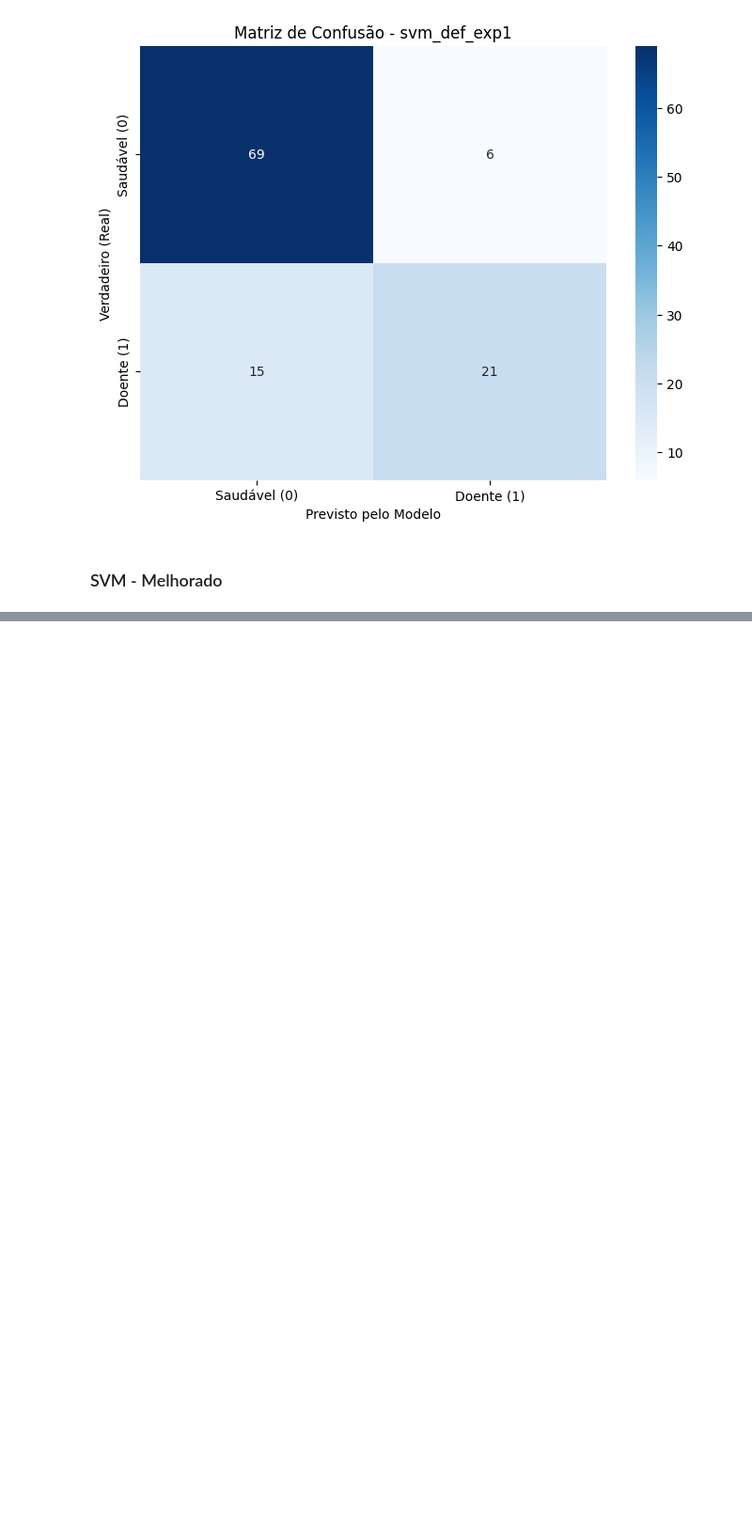
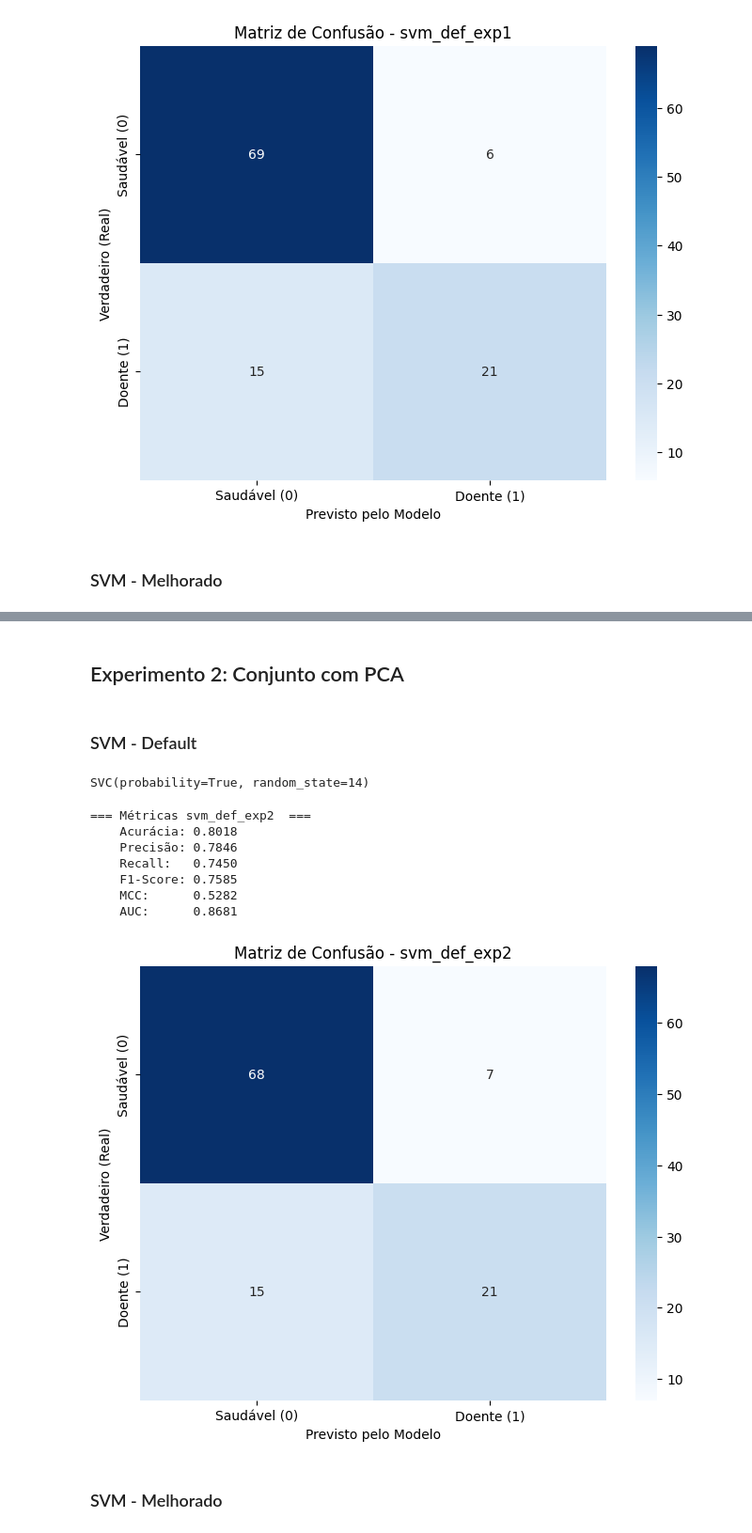
Before and after one commit to RenanCatini/cbc_covid19, a Jupyter notebook: notebooks/05_svm.ipynb, the cells around one changed output, grey strips where cells are left out. Shown at 94% size. Drawn from its saved outputs; the diff is of its cells as text; code cells hidden in the pictures; blank space fills up the shorter version.

```diff
--- a/notebooks/05_svm.ipynb
+++ b/notebooks/05_svm.ipynb
@@ -123 +119,35 @@ save_results(y_pred_otz_exp1, y_prob_otz_exp1, 'svm_otz_exp1', caminho)
 [figure]
+# %% [markdown]
+## Experimento 2: Conjunto com PCA
+# %%
+X_test_exp2 = pd.read_csv(caminho + 'database/processed/splitted/X_test_pca.csv')
+X_train_exp2 = pd.read_csv(caminho + 'database/processed/splitted/X_train_pca.csv')
+y_test_exp2 = pd.read_csv(caminho + 'database/processed/splitted/y_test.csv').squeeze()
+y_train_exp2 = pd.read_csv(caminho + 'database/processed/splitted/y_train.csv').squeeze()
+# %% [markdown]
+### SVM - Default
+# %%
+from sklearn.svm import SVC
+
+svm_exp2 = SVC(kernel='rbf', probability=True, random_state=14)
+svm_exp2.fit(X_train_exp2, y_train_exp2)
+# %% [output]
+SVC(probability=True, random_state=14)
+# %%
+# Avaliar modelo
+y_pred_def_exp2 = svm_exp2.predict(X_test_exp2)
+y_prob_def_exp2 = svm_exp2.predict_proba(X_test_exp2)[:, 1]
+
+evaluate_model(y_test_exp2, y_pred_def_exp2, y_prob_def_exp2, 'svm_def_exp2')
+save_results(y_pred_def_exp2, y_prob_def_exp2, 'svm_def_exp2', caminho)
+# %% [output]
+=== Métricas svm_def_exp2  ===
+    Acurácia: 0.8018
+    Precisão: 0.7846
+    Recall:   0.7450
+    F1-Score: 0.7585
+    MCC:      0.5282
+    AUC:      0.8681
+[figure, added]
+# %% [markdown]
+### SVM - Melhorado
```
Also changed, not shown: parts of 5 cells of this notebook, 13 other files.
